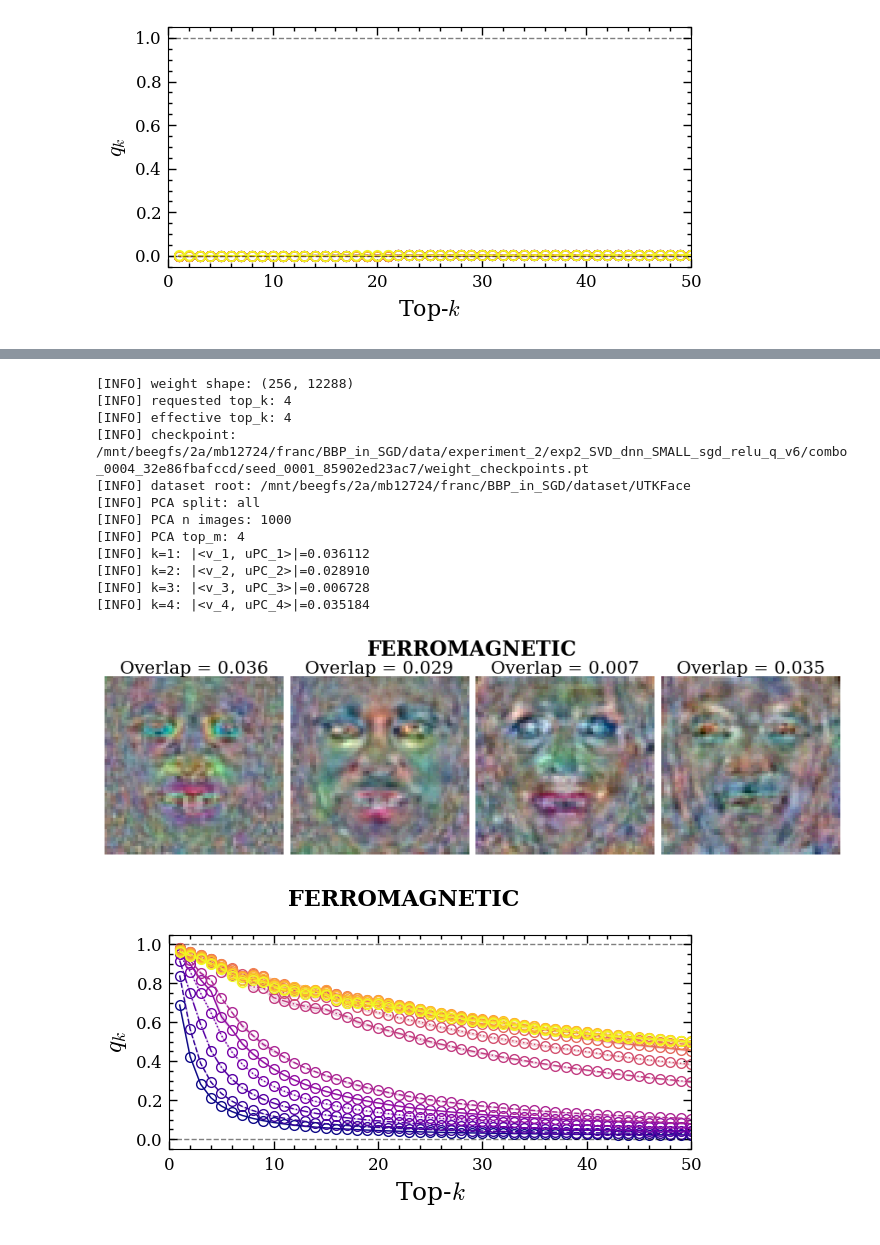
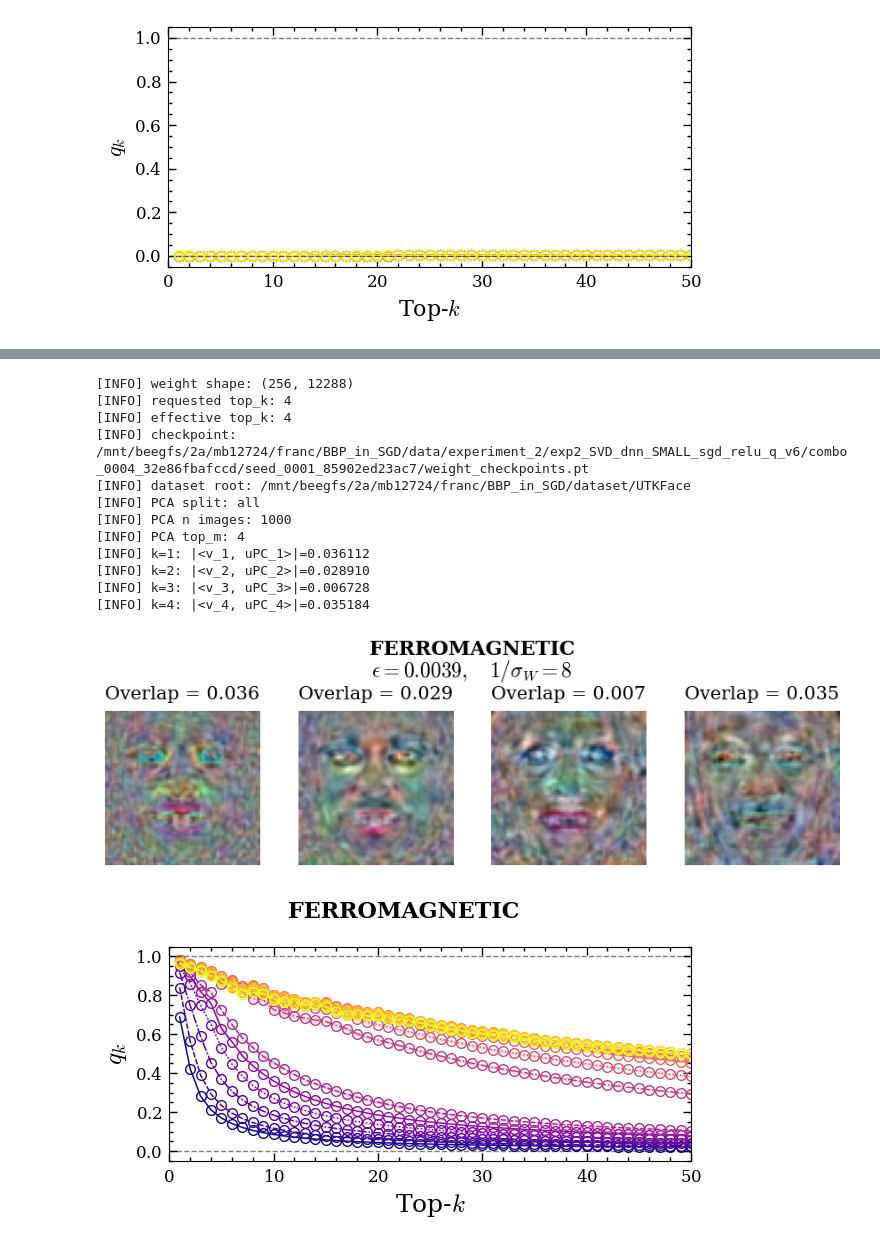
Before and after one commit to f-damico/BBP_in_SGD, a Jupyter notebook: notebook_svd_and_q.ipynb, the cells around one changed output, grey strips where cells are left out. Saved outputs shown, nothing was run; the diff lists cells and outputs as text; code cells hidden in the pictures.

```diff
--- a/notebook_svd_and_q.ipynb
+++ b/notebook_svd_and_q.ipynb
@@ -4402,43 +4603,51 @@ pca_uncentered_res = plot_utkface_pca_directions(
 # %%
 res_img = plot_top_right_vectors_and_dataset_average(
     results_dir=results_dir,
     config_path=config_path,
     list_number=4,
     epoch=300,
     layer_name="layers.0",
     top_k=4,
     seed=1,
     max_cols=4,
     figsize_per_panel=(2.2, 2.6),
     title_fontsize=15,
     max_average_samples=1000,
-    top_text = "FERROMAGNETIC",
-    top_text_fontsize = 17,
+
+    top_text=r"FERROMAGNETIC",
+    top_text_fontsize=16,
+
+    top_subtitle=r"$\epsilon = 0.0039,\quad 1/\sigma_W = 8 $",
+    top_subtitle_fontsize=17,
+
+    top_text_y=0.99,
+    top_subtitle_y=0.91,
+
+    image_title_pad=10,
 )
 
-# res_img["fig"].savefig(
-#     "img_FERRO.pdf",
-#     format="pdf",
-#     bbox_inches="tight",
-#     dpi=300,
-# )
-
+res_img["fig"].savefig(
+    "img_ferro.pdf",
+    format="pdf",
+    bbox_inches="tight",
+    dpi=300,
+)
 
 plt.show()
 # %% [output]
 [INFO] weight shape: (256, 12288)
 [INFO] requested top_k: 4
 [INFO] effective top_k: 4
 [INFO] checkpoint: /mnt/beegfs/2a/mb12724/franc/BBP_in_SGD/data/experiment_2/exp2_SVD_dnn_SMALL_sgd_relu_q_v6/combo_0004_32e86fbafccd/seed_0001_85902ed23ac7/weight_checkpoints.pt
 [INFO] dataset root: /mnt/beegfs/2a/mb12724/franc/BBP_in_SGD/dataset/UTKFace
 [INFO] PCA split: all
 [INFO] PCA n images: 1000
 [INFO] PCA top_m: 4
 [INFO] k=1: |<v_1, uPC_1>|=0.036112
 [INFO] k=2: |<v_2, uPC_2>|=0.028910
 [INFO] k=3: |<v_3, uPC_3>|=0.006728
 [INFO] k=4: |<v_4, uPC_4>|=0.035184
-[figure, old version]
+[figure, new version]
 # %%
 fig, axes, qC_res = plot_qC_subspace_overlap_vs_k(
     results_dir=results_dir,
```
Also changed, not shown: parts of 26 cells of this notebook, 15 other files.
